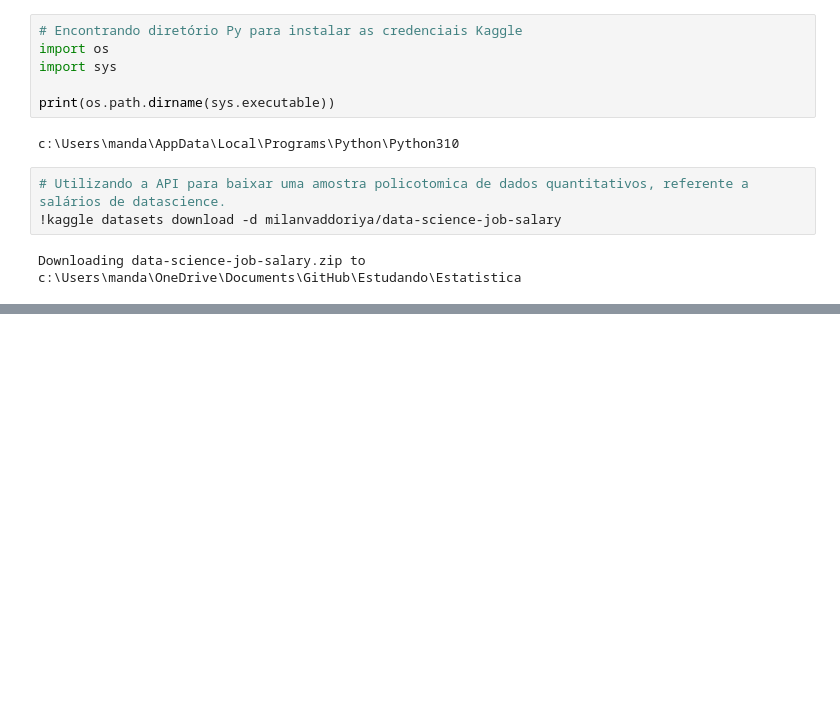
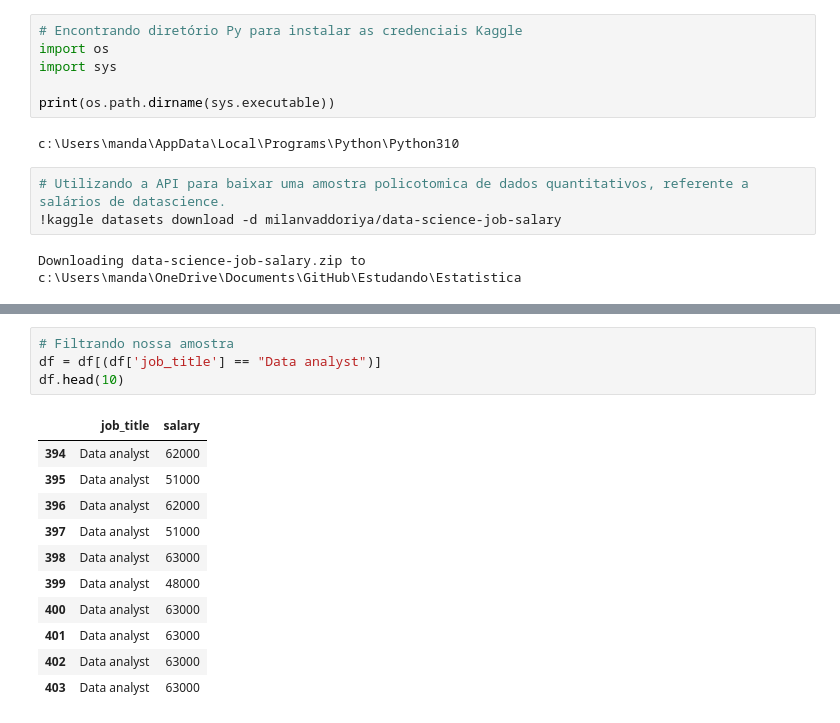
Before and after one commit to kauebr/Estudando, a Jupyter notebook: Estatistica/Criando e analisando um BOXPLOT.ipynb, the cells around one changed output, grey strips where cells are left out. Drawn from its saved outputs; the diff is of its cells as text; blank space fills up the shorter version.

```diff
--- a/Estatistica/Criando e analisando um BOXPLOT.ipynb
+++ b/Estatistica/Criando e analisando um BOXPLOT.ipynb
@@ -53,0 +102,16 @@ Downloading data-science-job-salary.zip to c:\Users\manda\OneDrive\Documents\Git
+# %%
+# Filtrando nossa amostra
+df = df[(df['job_title'] == "Data analyst")]
+df.head(10)
+# %% [output]
+|  | job_title | salary |
+| 394 | Data analyst | 62000 |
+| 395 | Data analyst | 51000 |
+| 396 | Data analyst | 62000 |
+| 397 | Data analyst | 51000 |
+| 398 | Data analyst | 63000 |
+| 399 | Data analyst | 48000 |
+| 400 | Data analyst | 63000 |
+| 401 | Data analyst | 63000 |
+| 402 | Data analyst | 63000 |
+| 403 | Data analyst | 63000 |
```
Also changed, not shown: parts of 22 cells of this notebook, 1 other file.
